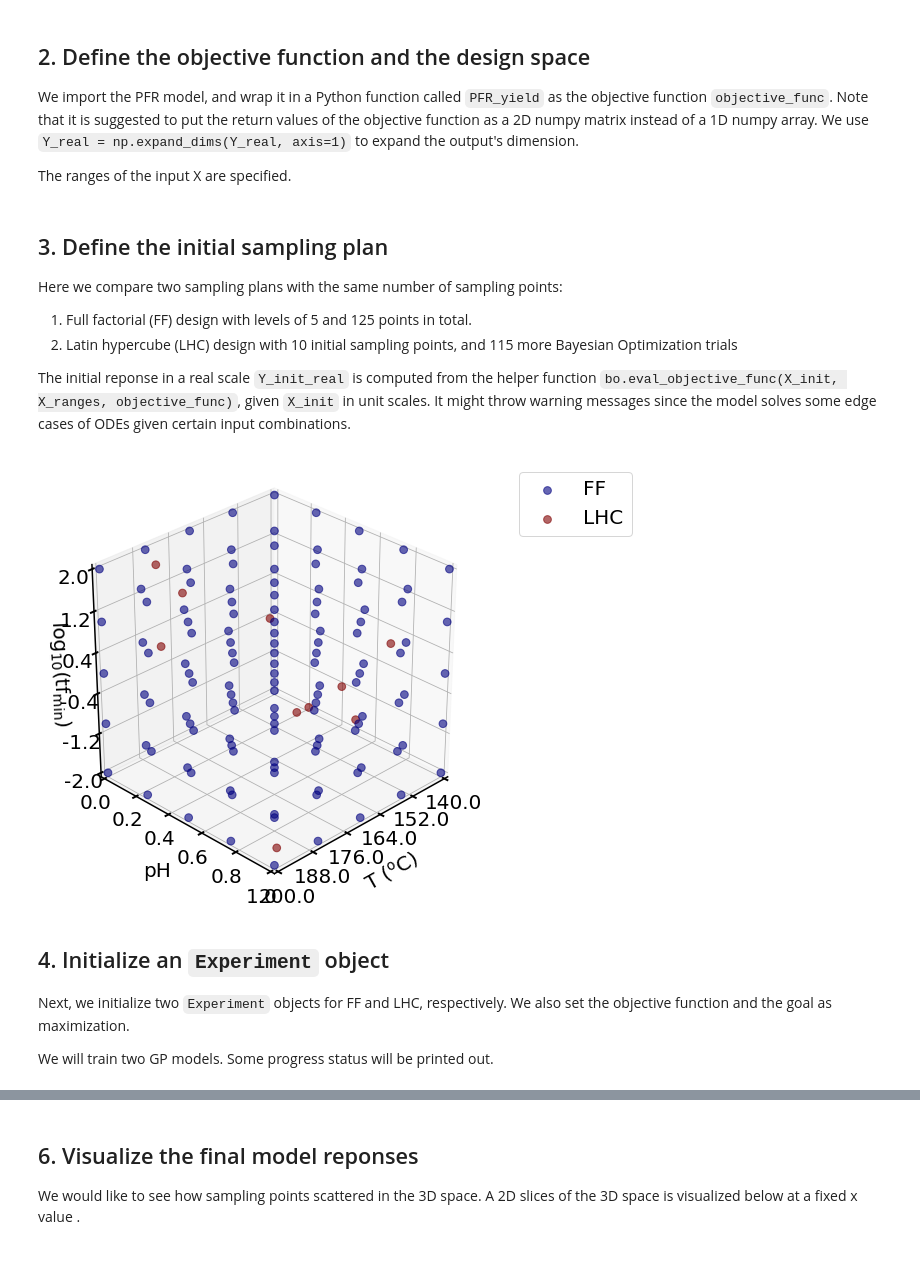
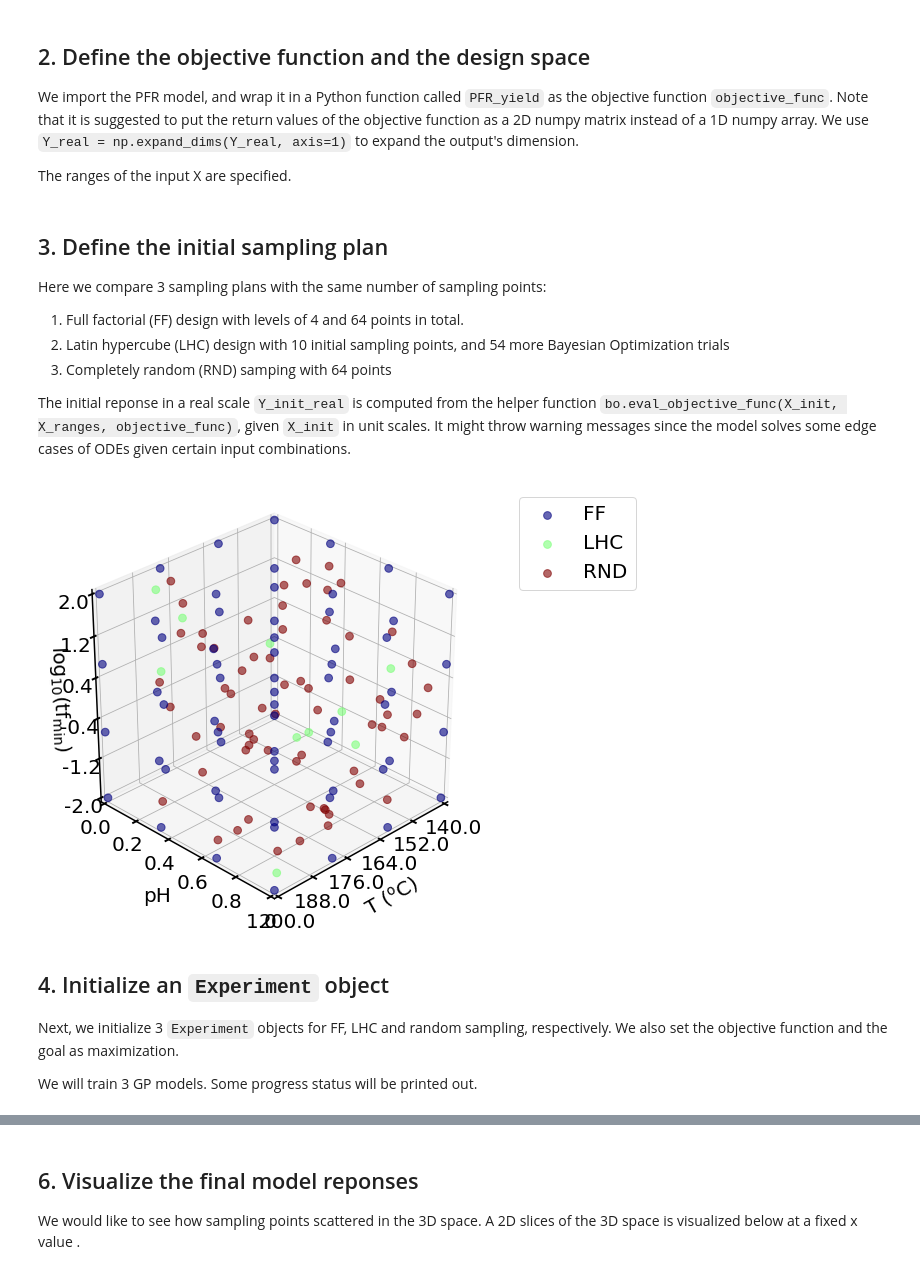
Before and after one commit to VlachosGroup/nextorch, a Jupyter notebook: docs/source/examples/05_PFR_yield.ipynb, the cells around one changed output, grey strips where cells are left out. Drawn from its saved outputs; the diff is of its cells as text; code cells hidden in the pictures.

```diff
--- a/docs/source/examples/05_PFR_yield.ipynb
+++ b/docs/source/examples/05_PFR_yield.ipynb
@@ -117,40 +117,48 @@ n_dim = len(X_name_list) # the dimension of inputs
 n_objective = 1 # the dimension of outputs
 # %% [markdown]
 ## 3. Define the initial sampling plan
-Here we compare two sampling plans with the same number of sampling points:
+Here we compare 3 sampling plans with the same number of sampling points:
 
-1. Full factorial (FF) design with levels of 5 and 125 points in total.
-2. Latin hypercube (LHC) design with 10 initial sampling points, and 115 more Bayesian Optimization trials
+1. Full factorial (FF) design with levels of 4 and 64 points in total.
+2. Latin hypercube (LHC) design with 10 initial sampling points, and 54 more Bayesian Optimization trials
+3. Completely random (RND) samping with 64 points
 
 The initial reponse in a real scale `Y_init_real` is computed from the helper function `bo.eval_objective_func(X_init, X_ranges, objective_func)`, given `X_init` in unit scales. It might throw warning messages since the model solves some edge cases of ODEs given certain input combinations.
 # %%
 #%% Initial Sampling
 # Full factorial design
-n_ff_level = 5
-n_ff = n_ff_level**n_dim
-X_init_ff = doe.full_factorial([n_ff_level, n_ff_level, n_ff_level])
+n_ff_level = 4
+n_total = n_ff_level**n_dim
+
+X_ff = doe.full_factorial([n_ff_level, n_ff_level, n_ff_level])
 # Get the initial responses
-Y_init_ff = bo.eval_objective_func(X_init_ff, X_ranges, objective_func)
+Y_ff = bo.eval_objective_func(X_ff, X_ranges, objective_func)
 
 # Latin hypercube design with 10 initial points
 n_init_lhc = 10
 X_init_lhc = doe.latin_hypercube(n_dim = n_dim, n_points = n_init_lhc, seed= 1)
 # Get the initial responses
 Y_init_lhc = bo.eval_objective_func(X_init_lhc, X_ranges, objective_func)
 
-# Compare the two sampling plans
-plotting.sampling_3d([X_init_ff, X_init_lhc],
+# Completely random design
+X_rnd = doe.randomized_design(n_dim=n_dim, n_points=n_total, seed=1)
+# Get the responses
+Y_rnd = bo.eval_objective_func(X_rnd, X_ranges, objective_func)
+
+
+# Compare the 3 sampling plans
+plotting.sampling_3d([X_ff, X_init_lhc, X_rnd],
                      X_names = X_name_with_unit,
                      X_ranges = X_ranges,
-                     design_names = ['FF', 'LHC'])
+                     design_names = ['FF', 'LHC', 'RND'])
 # %% [output]
-[figure, old version]
+[figure, new version]
 # %% [markdown]
 ## 4. Initialize an `Experiment` object
 
-Next, we initialize two `Experiment` objects for FF and LHC, respectively. We also set the objective function and the goal as maximization.
+Next, we initialize 3 `Experiment` objects for FF, LHC and random sampling, respectively. We also set the objective function and the goal as maximization.
 
-We will train two GP models. Some progress status will be printed out.
+We will train 3 GP models. Some progress status will be printed out.
 # %%
 #%% Initialize an Experiment object
 # Set its name, the files will be saved under the folder with the same name
```
Also changed, not shown: parts of 10 cells of this notebook, 1 other file.
